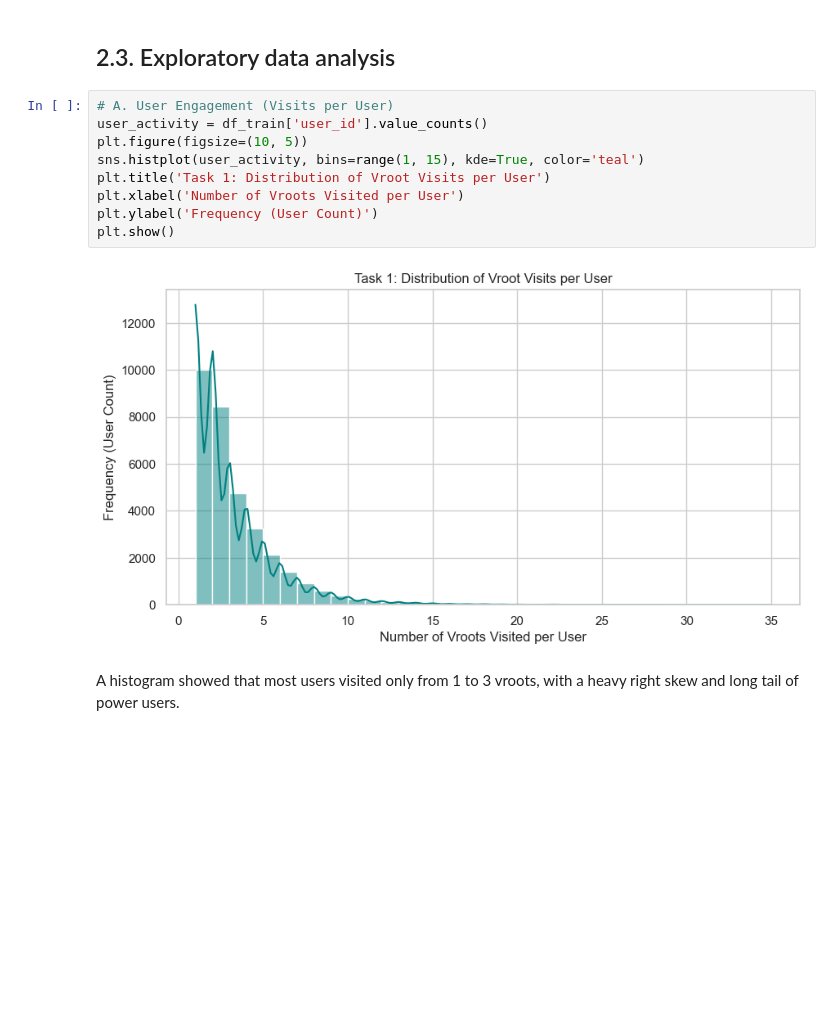
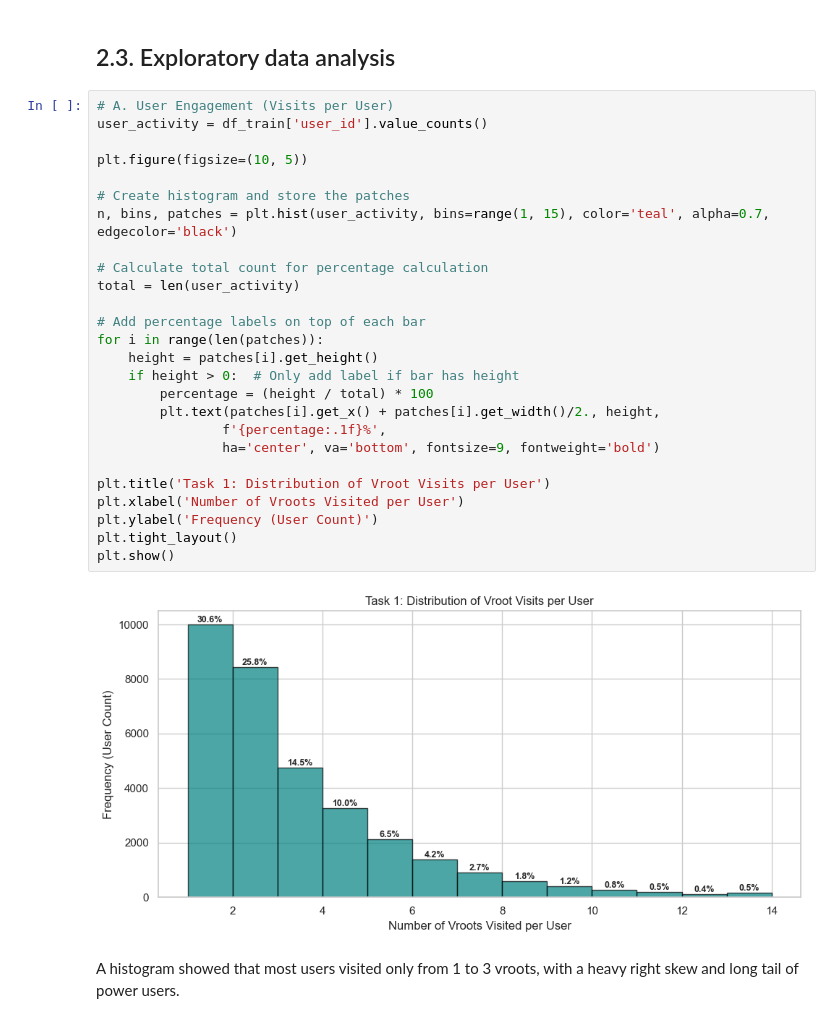
Before and after one commit to TanNguyen17/Practical-DataScience-A3, a Jupyter notebook: Practical_Data_Science_A3.ipynb, the cells around one changed output. Saved outputs shown, nothing was run; the diff lists cells and outputs as text; blank space fills up the shorter version.

```diff
--- a/Practical_Data_Science_A3.ipynb
+++ b/Practical_Data_Science_A3.ipynb
@@ -160,14 +148,31 @@ Rows removed due to invalid vroot_ids: 0
 # %%
 # A. User Engagement (Visits per User)
 user_activity = df_train['user_id'].value_counts()
+
 plt.figure(figsize=(10, 5))
-sns.histplot(user_activity, bins=range(1, 15), kde=True, color='teal')
+
+# Create histogram and store the patches
+n, bins, patches = plt.hist(user_activity, bins=range(1, 15), color='teal', alpha=0.7, edgecolor='black')
+
+# Calculate total count for percentage calculation
+total = len(user_activity)
+
+# Add percentage labels on top of each bar
+for i in range(len(patches)):
+    height = patches[i].get_height()
+    if height > 0:  # Only add label if bar has height
+        percentage = (height / total) * 100
+        plt.text(patches[i].get_x() + patches[i].get_width()/2., height,
+                f'{percentage:.1f}%',
+                ha='center', va='bottom', fontsize=9, fontweight='bold')
+
 plt.title('Task 1: Distribution of Vroot Visits per User')
 plt.xlabel('Number of Vroots Visited per User')
 plt.ylabel('Frequency (User Count)')
+plt.tight_layout()
 plt.show()
 # %% [output]
-[figure, old version]
+[figure, new version]
 # %% [markdown]
 A histogram showed that most users visited only from 1 to 3 vroots, with a heavy right skew and long tail of power users.
 # %%
```
Also changed, not shown: parts of 51 cells of this notebook.
